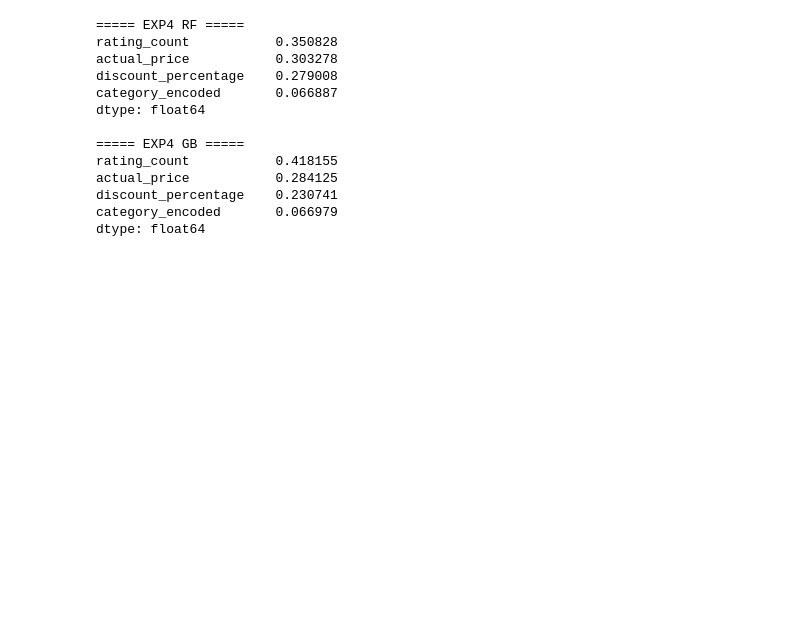
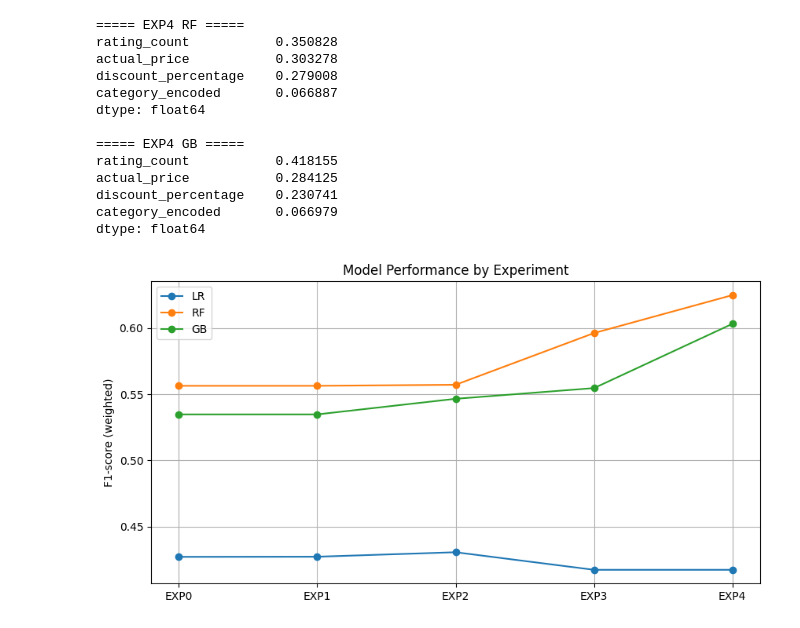
Before and after one commit to user-hjjoo/dacos-team3-toyproject, a Jupyter notebook: notebooks/02_modeling.ipynb, the cells around one changed output. Drawn from its saved outputs; the diff is of its cells as text; code cells hidden in the pictures; blank space fills up the shorter version.

Commit message:
Visualization for modeling result

```diff
--- a/notebooks/02_modeling.ipynb
+++ b/notebooks/02_modeling.ipynb
@@ -325,3 +328,30 @@ actual_price           0.284125
 discount_percentage    0.230741
 category_encoded       0.066979
 dtype: float64
+# %%
+#1. 모델별 성능 비교 꺾은선 그래프
+import matplotlib.pyplot as plt
+import numpy as np
+
+experiments = ['EXP0', 'EXP1', 'EXP2', 'EXP3', 'EXP4']
+rf_f1 = [0.5563, 0.5563, 0.5571, 0.5962, 0.6249]
+gb_f1 = [0.5347, 0.5347, 0.5465, 0.5546, 0.6032]
+lr_f1 = [0.4270, 0.4271, 0.4305, 0.4172, 0.4172]
+
+x = np.arange(len(experiments))
+width = 0.25
+
+plt.figure(figsize=(10, 5))
+plt.plot(experiments, lr_f1, marker='o', label='LR')
+plt.plot(experiments, rf_f1, marker='o', label='RF')
+plt.plot(experiments, gb_f1, marker='o', label='GB')
+
+plt.ylabel('F1-score (weighted)')
+plt.title('Model Performance by Experiment')
+plt.legend()
+plt.grid(True)
+plt.show()
+
+#인사이트: 실험 3에서 category 추가 시 RF, GB가 급격히 오르는 반면 LR은 변화 없는 게 시각적으로 명확하게 드러남. "카테고리는 비선형 모델에서만 유효한 피처"라는 결론이 보임.
+# %% [output]
+[figure, added]
```
Also changed, not shown: parts of 4 cells of this notebook, 1 other file.
